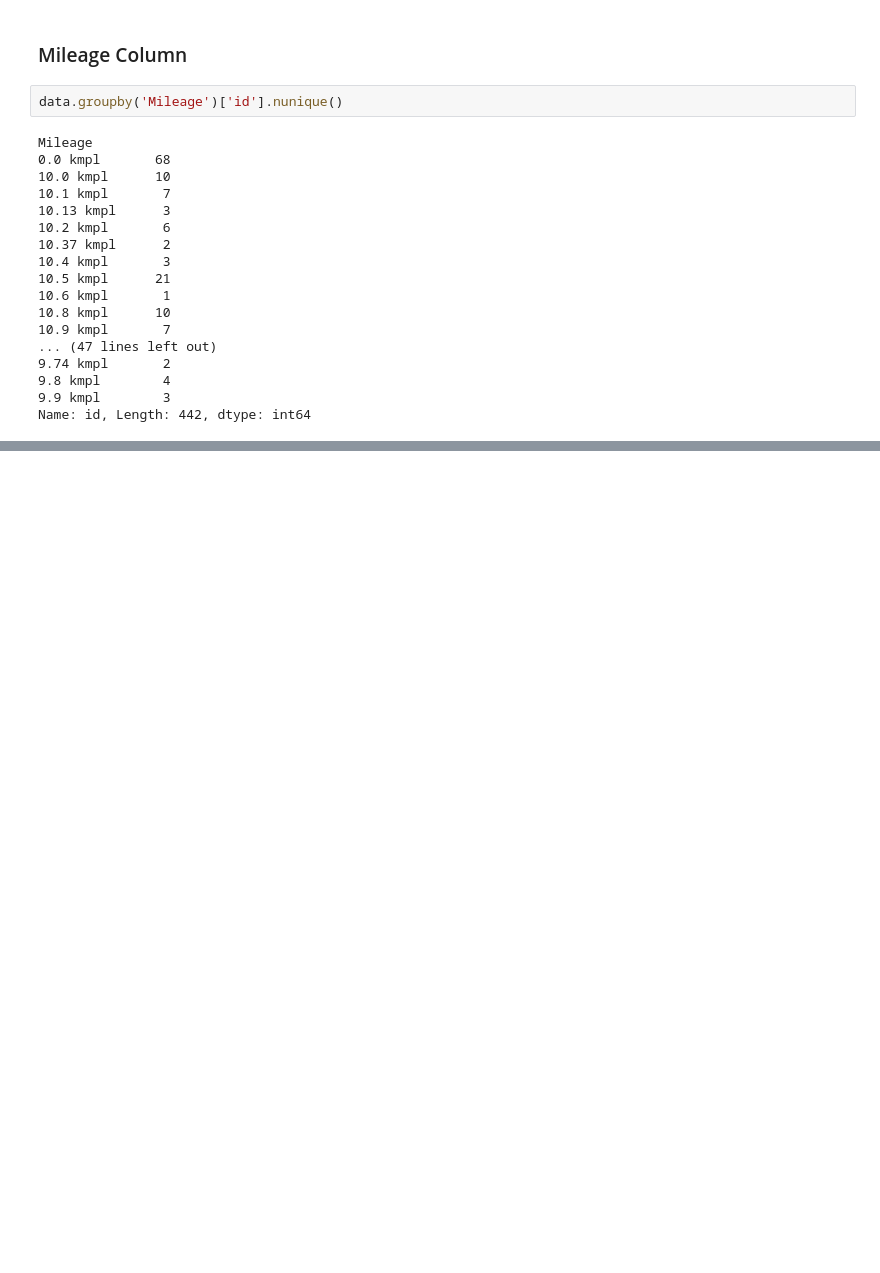
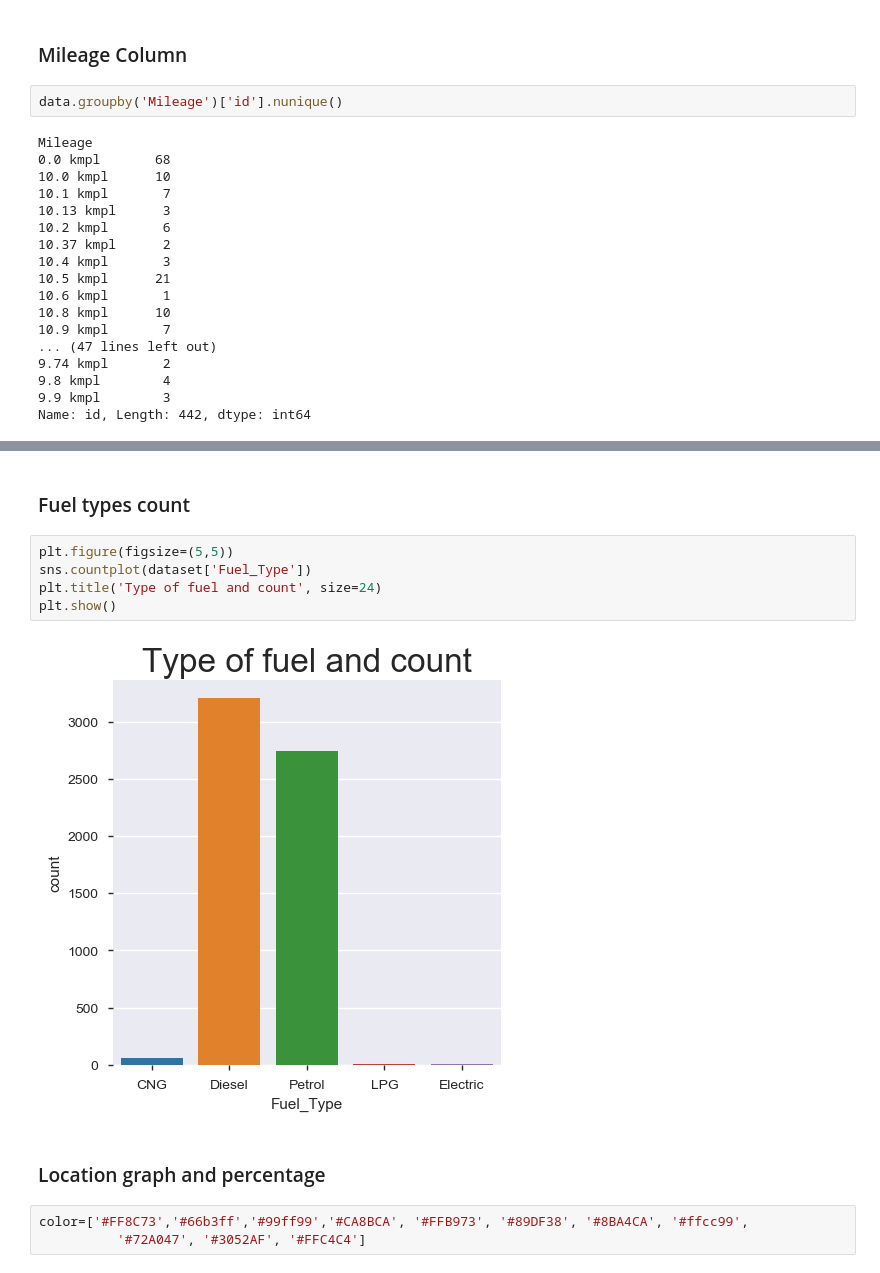
Before and after one commit to kira5901/Predicting-the-Old-Car-Price, a Jupyter notebook: Project/Predicting_Old_Car_Price.ipynb, the cells around one changed output, grey strips where cells are left out. Cells and saved outputs as stored; diff of their text form; blank space fills up the shorter version.

```diff
--- a/Project/Predicting_Old_Car_Price.ipynb
+++ b/Project/Predicting_Old_Car_Price.ipynb
@@ -285,0 +463,14 @@ dtype: int64
+# %% [markdown]
+### Fuel types count
+# %%
+plt.figure(figsize=(5,5))
+sns.countplot(dataset['Fuel_Type'])
+plt.title('Type of fuel and count', size=24)
+plt.show()
+# %% [output]
+[figure, added]
+# %% [markdown]
+### Location graph and percentage
+# %%
+color=['#FF8C73','#66b3ff','#99ff99','#CA8BCA', '#FFB973', '#89DF38', '#8BA4CA', '#ffcc99',
+          '#72A047', '#3052AF', '#FFC4C4']
```
Also changed, not shown: parts of 35 cells of this notebook.
